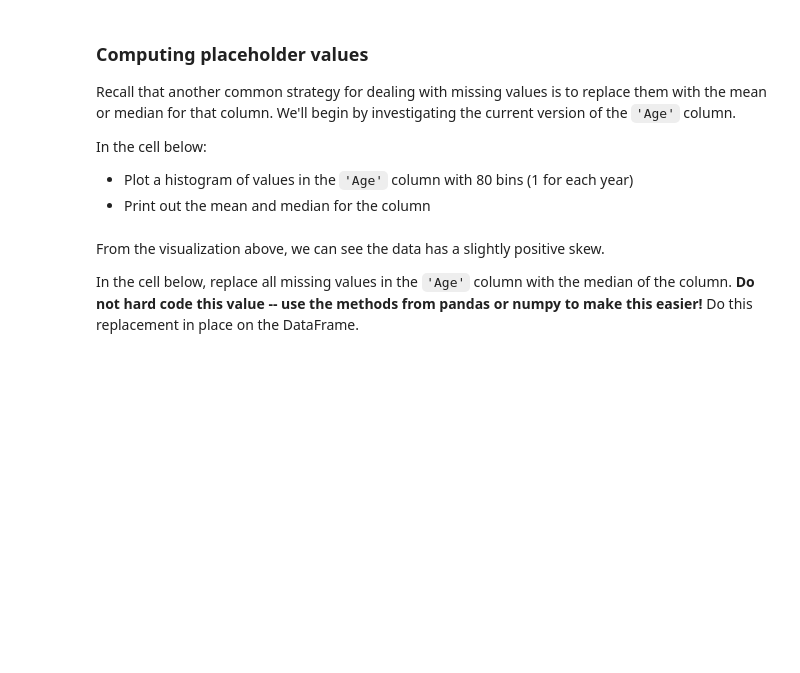
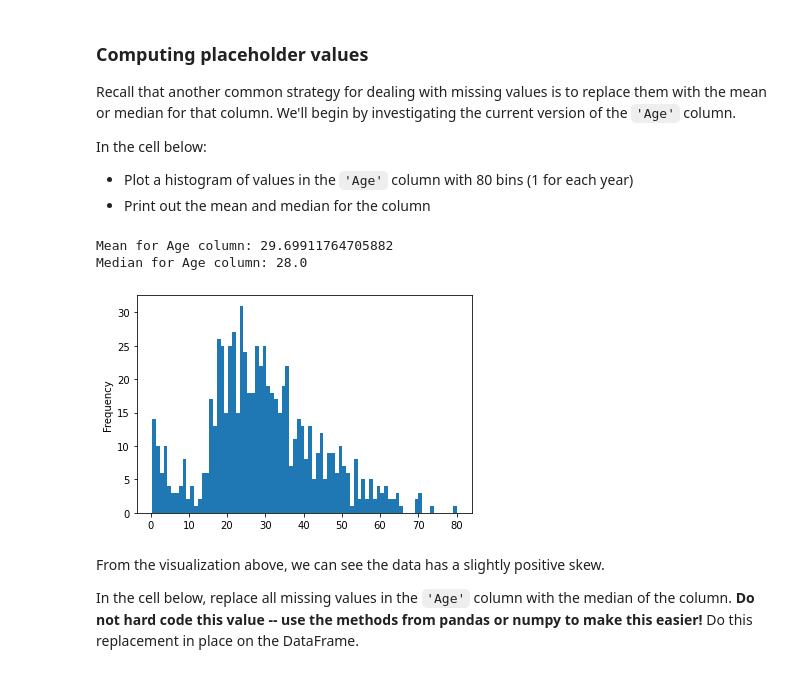
Before and after one commit to cjunhyuk/dsc-dealing-missing-data-lab, a Jupyter notebook: index.ipynb, the cells around one changed output. Drawn from its saved outputs; the diff is of its cells as text; code cells hidden in the pictures; blank space fills up the shorter version.

```diff
--- a/index.ipynb
+++ b/index.ipynb
@@ -191,3 +212,5 @@ In the cell below:
 * Then, check the remaining number of null values in the dataset by using the code you wrote previously
 # %%
 # Your code here
+df = df.drop('Cabin', axis=1)
+df.isna().sum()
@@ -205,3 +239,15 @@ In the cell below:
+# %%
+# Your code here
+df.Age.plot(kind='hist', bins=80)
+
+age_mean = df.Age.mean()
+age_median = df.Age.median()
+print("Mean for Age column: {}".format(age_mean))
+print("Median for Age column: {}".format(age_median))
+# %% [output]
+Mean for Age column: 29.69911764705882
+Median for Age column: 28.0
+[figure, added]
 # %% [markdown]
 From the visualization above, we can see the data has a slightly positive skew.
 
```
Also changed, not shown: parts of 18 cells of this notebook.
